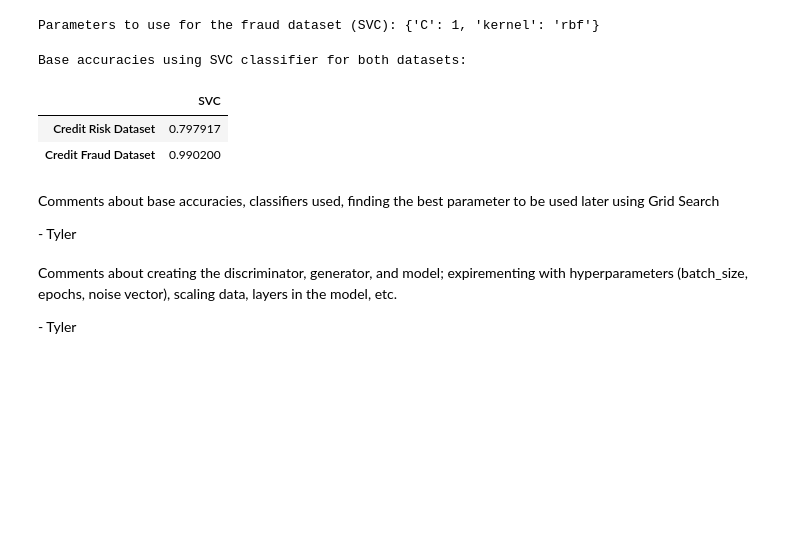
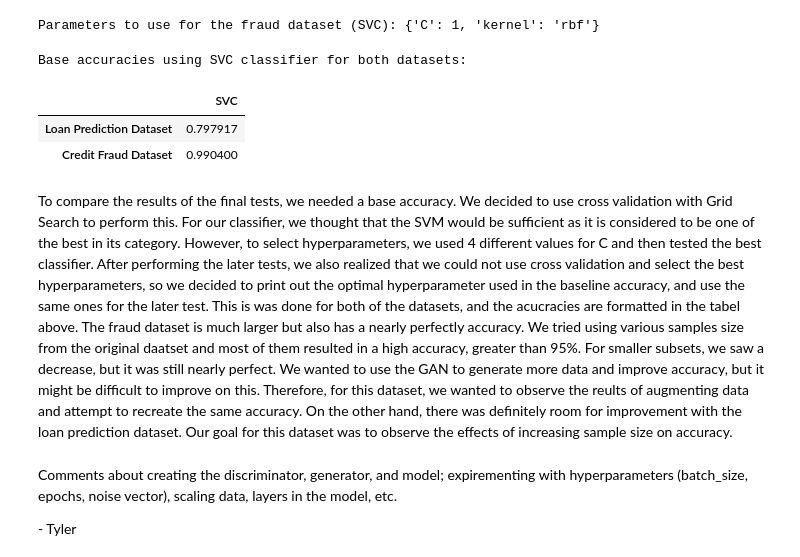
Before and after one commit to ashsProjects/Data_Augmentation_Using_GANs, a Jupyter notebook: Data_Augmentation_With_GANs.ipynb, the cells around one changed output. Cells and saved outputs as stored; diff of their text form; code cells hidden in the pictures; blank space fills up the shorter version.

Commit message:
Finished adding all comments -Ash

```diff
--- a/Data_Augmentation_With_GANs.ipynb
+++ b/Data_Augmentation_With_GANs.ipynb
@@ -133,7 +135,7 @@ svc_param_grid = {'C': [0.1, 1, 10, 100], 'kernel': ['rbf']}
 cv = StratifiedKFold(n_splits=5, random_state=0, shuffle=True)
 # %%
 #Cell for calculating base accuracies of the credit fraud datatset
-classifier_1 = GridSearchCV(svm.SVC(), svc_param_grid)
+classifier_1 = GridSearchCV(svm.SVC(), svc_param_grid, cv=cv)
 classifier_1.fit(X_fraud, y_fraud)
 fraud_svc_accuracy = np.mean(cross_val_score(classifier_1, X_fraud, y_fraud, cv=cv, scoring='accuracy'))
 # %%
@@ -153,17 +155,17 @@ Parameters to use for the fraud dataset (SVC): {'C': 1, 'kernel': 'rbf'}
 # %%
 base_accuracies = [
     [loan_svc_accuracy],
     [fraud_svc_accuracy]
 ]
 print('Base accuracies using SVC classifier for both datasets:')
-pd.DataFrame(base_accuracies, columns=['SVC'], index=['Credit Risk Dataset', 'Credit Fraud Dataset'])
+pd.DataFrame(base_accuracies, columns=['SVC'], index=['Loan Prediction Dataset', 'Credit Fraud Dataset'])
 # %% [output]
 Base accuracies using SVC classifier for both datasets:
 |  | SVC |
-| Credit Risk Dataset | 0.797917 |
-| Credit Fraud Dataset | 0.990200 |
+| Loan Prediction Dataset | 0.797917 |
+| Credit Fraud Dataset | 0.990400 |
-# %% [markdown]
-<p>Comments about base accuracies, classifiers used, finding the best parameter to be used later using Grid Search</p> - Tyler
+# %% [markdown]
+<p>To compare the results of the final tests, we needed a base accuracy. We decided to use cross validation with Grid Search to perform this. For our classifier, we thought that the SVM would be sufficient as it is considered to be one of the best in its category. However, to select hyperparameters, we used 4 different values for C and then tested the best classifier. After performing the later tests, we also realized that we could not use cross validation and select the best hyperparameters, so we decided to print out the optimal hyperparameter used in the baseline accuracy, and use the same ones for the later test. This is was done for both of the datasets, and the acucracies are formatted in the tabel above. The fraud dataset is much larger but also has a nearly perfectly accuracy. We tried using various samples size from the original daatset and most of them resulted in a high accuracy, greater than 95%. For smaller subsets, we saw a decrease, but it was still nearly perfect. We wanted to use the GAN to generate more data and improve accuracy, but it might be difficult to improve on this. Therefore, for this dataset, we wanted to observe the reults of augmenting data and attempt to recreate the same accuracy. On the other hand, there was definitely room for improvement with the loan prediction dataset. Our goal for this dataset was to observe the effects of increasing sample size on accuracy.</p>
 # %%
 #import libraries needed for GAN
 import tensorflow as tf
```
Also changed, not shown: parts of 19 cells of this notebook.
